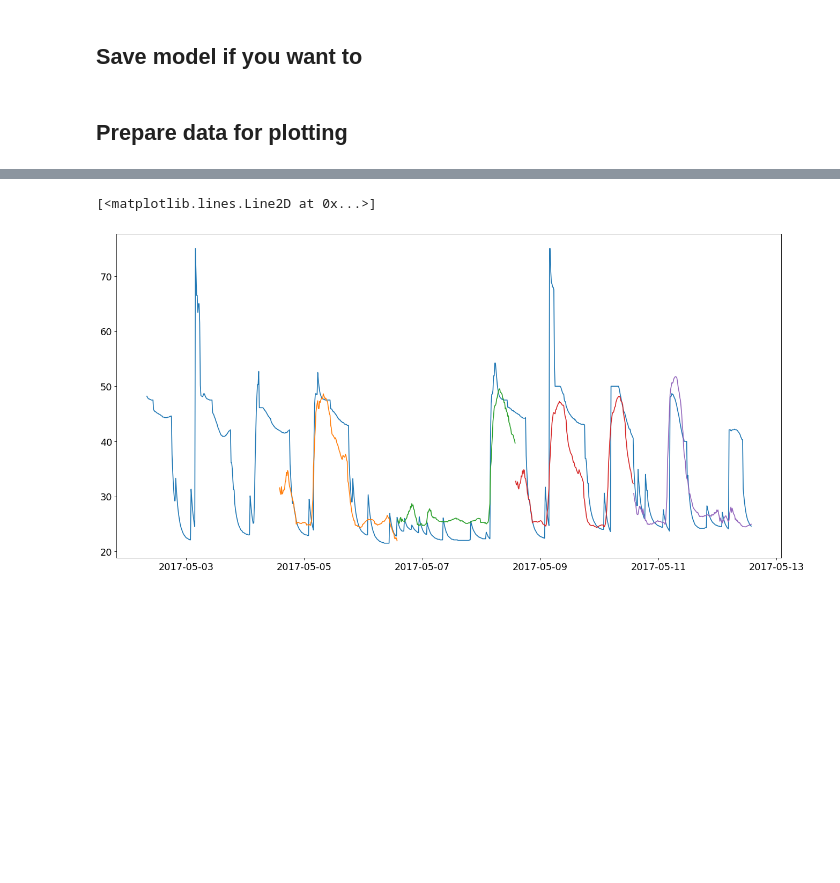
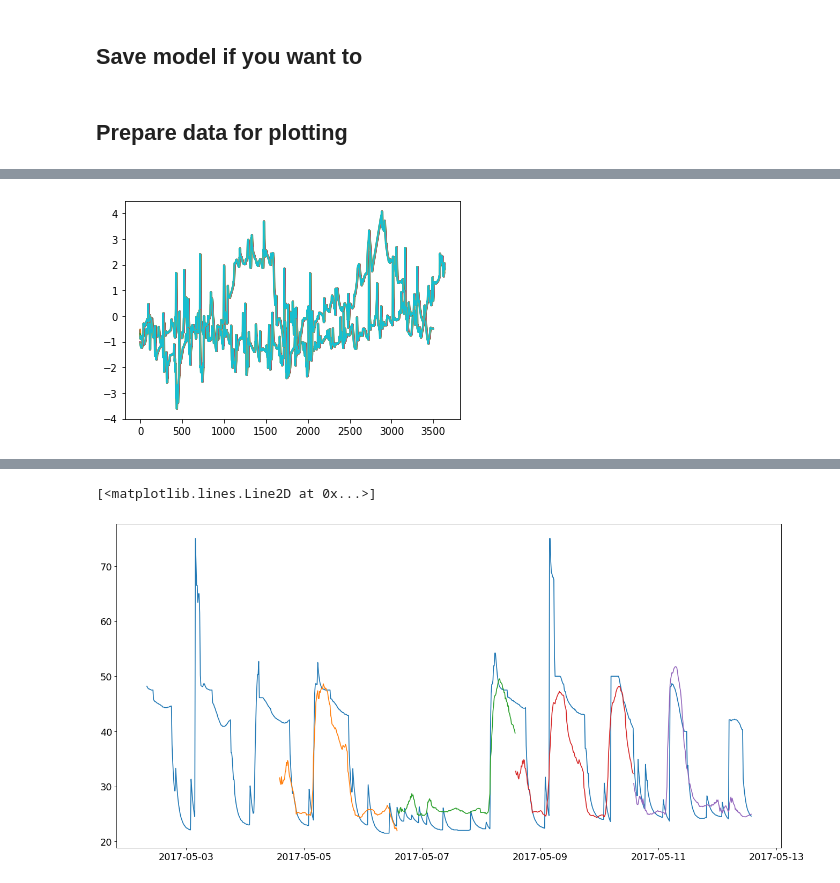
Before and after one commit to Schichael/TCN_Seq2Seq, a Jupyter notebook: notebooks/TCN_TCN_sample_notebook.ipynb, the cells around one changed output, grey strips where cells are left out. Saved outputs shown, nothing was run; the diff lists cells and outputs as text; code cells hidden in the pictures; blank space fills up the shorter version.

```diff
--- a/notebooks/TCN_TCN_sample_notebook.ipynb
+++ b/notebooks/TCN_TCN_sample_notebook.ipynb
@@ -206,0 +321,6 @@ preds_flat = preds.reshape(preds.shape[0], -1)
+# %%
+plt.plot(y_train[7000:10500])
+plt.plot(y_val)
+plt.show()
+# %% [output]
+[figure, added]
```
Also changed, not shown: parts of 53 cells of this notebook, 10 other files.
